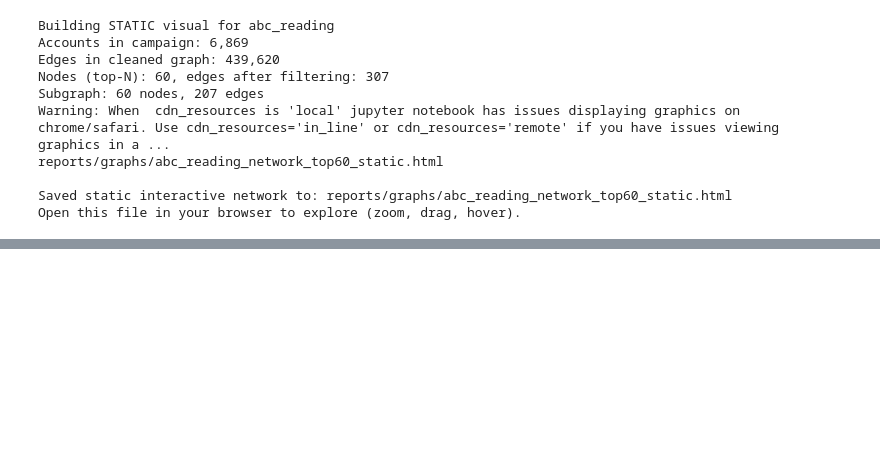
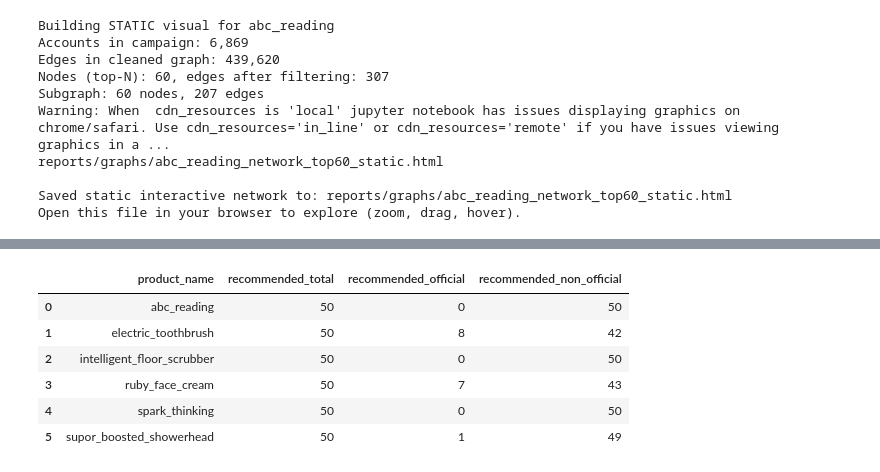
Before and after one commit to rlvramana/Influence-Analysis, a Jupyter notebook: notebooks/04_network_visualisation.ipynb, the cells around one changed output, grey strips where cells are left out. Drawn from its saved outputs; the diff is of its cells as text; code cells hidden in the pictures; blank space fills up the shorter version.

```diff
--- a/notebooks/04_network_visualisation.ipynb
+++ b/notebooks/04_network_visualisation.ipynb
@@ -252,0 +454,83 @@ Open this file in your browser to explore (zoom, drag, hover).
+# %%
+from pathlib import Path
+import pandas as pd
+
+PROC_DIR = Path("data/processed")
+OUT_DIR = Path("reports/tables")
+OUT_DIR.mkdir(parents=True, exist_ok=True)
+
+scores_path = PROC_DIR / "model_final_scores_all_campaigns.parquet"
+scores_all = pd.read_parquet(scores_path)
+
+TOP_K = 50
+
+campaigns = sorted(scores_all["product_name"].unique())
+print("Campaigns:", campaigns)
+
+summary_rows = []
+
+for c in campaigns:
+    df_c = scores_all[scores_all["product_name"] == c].copy()
+    print(f"\n=== {c} ===")
+    print(f"Total accounts in campaign: {len(df_c):,}")
+
+    # top-K by final logistic_full score
+    topk = (
+        df_c.sort_values("score_logistic_full_final", ascending=False)
+            .head(TOP_K)
+            .copy()
+    )
+
+    # keep only readable columns for business audience
+    cols_keep = [
+        "product_name",
+        "user_id",
+        "is_official_influencer",
+        "user_followers",
+        "total_engagement",
+        "in_degree",
+        "pagerank",
+        "score_logistic_full_final",
+        "label_high_engagement",
+    ]
+    topk = topk[cols_keep]
+
+    # nicer column names
+    topk = topk.rename(columns={
+        "is_official_influencer": "official_influencer",
+        "user_followers": "followers",
+        "total_engagement": "engagement_comments_plus_reposts",
+        "in_degree": "people_who_engaged",
+        "pagerank": "pagerank_centrality",
+        "score_logistic_full_final": "model_score",
+        "label_high_engagement": "is_in_top20pct_engagement",
+    })
+
+    # add rank column
+    topk.insert(1, "rank_by_model_score", range(1, len(topk) + 1))
+
+    # save per-campaign CSV
+    out_path = OUT_DIR / f"{c}_top{TOP_K}_recommended_accounts.csv"
+    topk.to_csv(out_path, index=False)
+    print(f"Saved: {out_path}")
+
+    # summary row
+    n_official = int(topk["official_influencer"].sum())
+    n_non_official = len(topk) - n_official
+
+    summary_rows.append({
+        "product_name": c,
+        "recommended_total": len(topk),
+        "recommended_official": n_official,
+        "recommended_non_official": n_non_official,
+    })
+
+# overall summary table
+summary_df = pd.DataFrame(summary_rows)
+summary_path = OUT_DIR / f"summary_top{TOP_K}_recommendations.csv"
+summary_df.to_csv(summary_path, index=False)
+
+print("\nSummary of recommendations per campaign:")
+display(summary_df)
+print(f"\nSaved summary to: {summary_path}")
+# %% [output]
@@ -252,0 +554,7 @@ Open this file in your browser to explore (zoom, drag, hover).
+|  | product_name | recommended_total | recommended_official | recommended_non_official |
+| 0 | abc_reading | 50 | 0 | 50 |
+| 1 | electric_toothbrush | 50 | 8 | 42 |
+| 2 | intelligent_floor_scrubber | 50 | 0 | 50 |
+| 3 | ruby_face_cream | 50 | 7 | 43 |
+| 4 | spark_thinking | 50 | 0 | 50 |
+| 5 | supor_boosted_showerhead | 50 | 1 | 49 |
```
Also changed, not shown: parts of 2 cells of this notebook.
